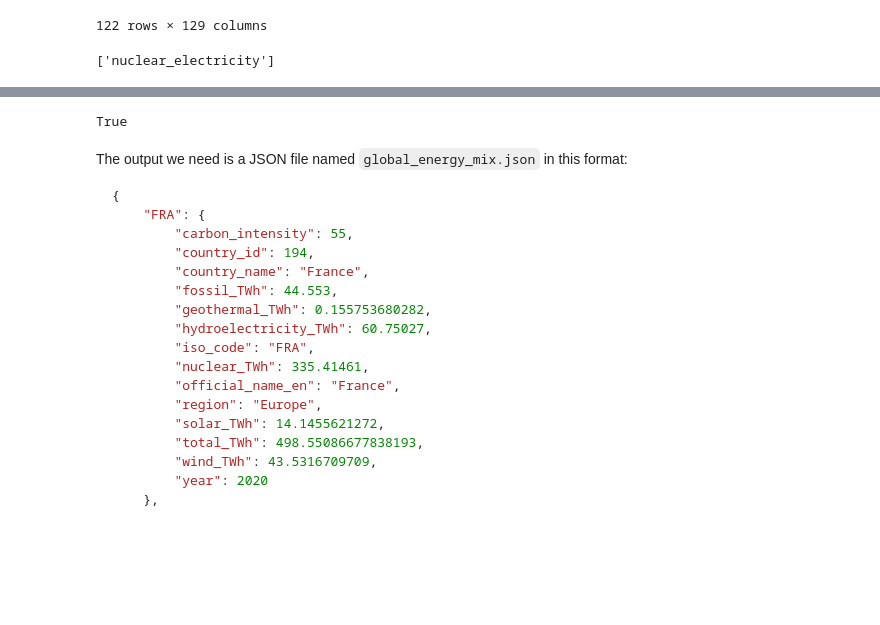
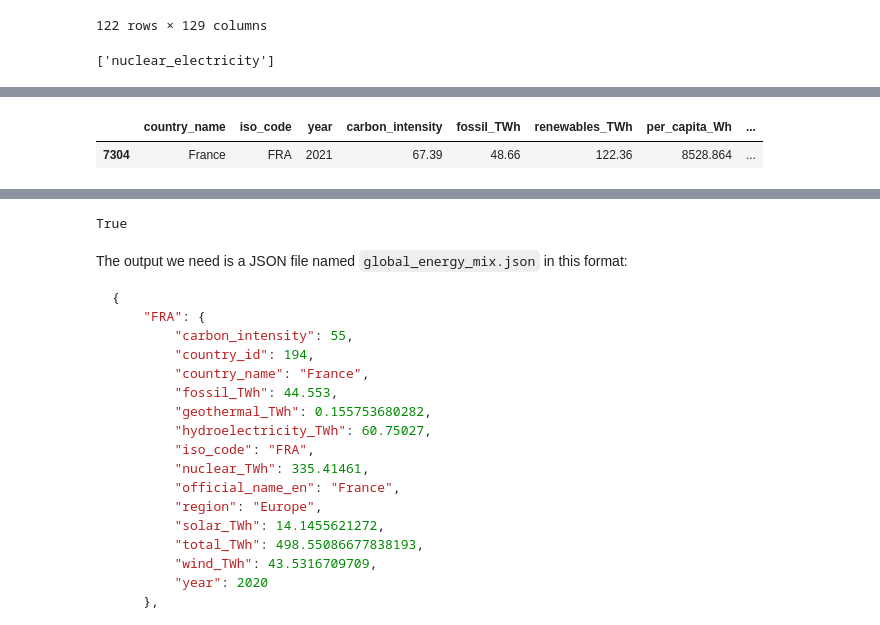
Before and after one commit to mlco2/codecarbon, a Jupyter notebook: codecarbon/data/private_infra/our_world_in_data-2021_data.ipynb, the cells around one changed output, grey strips where cells are left out. Cells and saved outputs as stored; diff of their text form; code cells hidden in the pictures; blank space fills up the shorter version.

```diff
--- a/codecarbon/data/private_infra/our_world_in_data-2021_data.ipynb
+++ b/codecarbon/data/private_infra/our_world_in_data-2021_data.ipynb
@@ -109,2 +109,7 @@ df_filtered.head(2)
 | 121 | Afghanistan | AFG | 2021 | 120.482 | 0.13 | 0.70 | 20.699 | ... |
 | 682 | Algeria | DZA | 2021 | 488.393 | 76.63 | 0.91 | 1755.174 | ... |
+# %%
+df_filtered.query("iso_code=='FRA'")
+# %% [output]
+|  | country_name | iso_code | year | carbon_intensity | fossil_TWh | renewables_TWh | per_capita_Wh | ... |
+| 7304 | France | FRA | 2021 | 67.39 | 48.66 | 122.36 | 8528.864 | ... |
```
Also changed, not shown: parts of 8 cells of this notebook, 2 other files.
